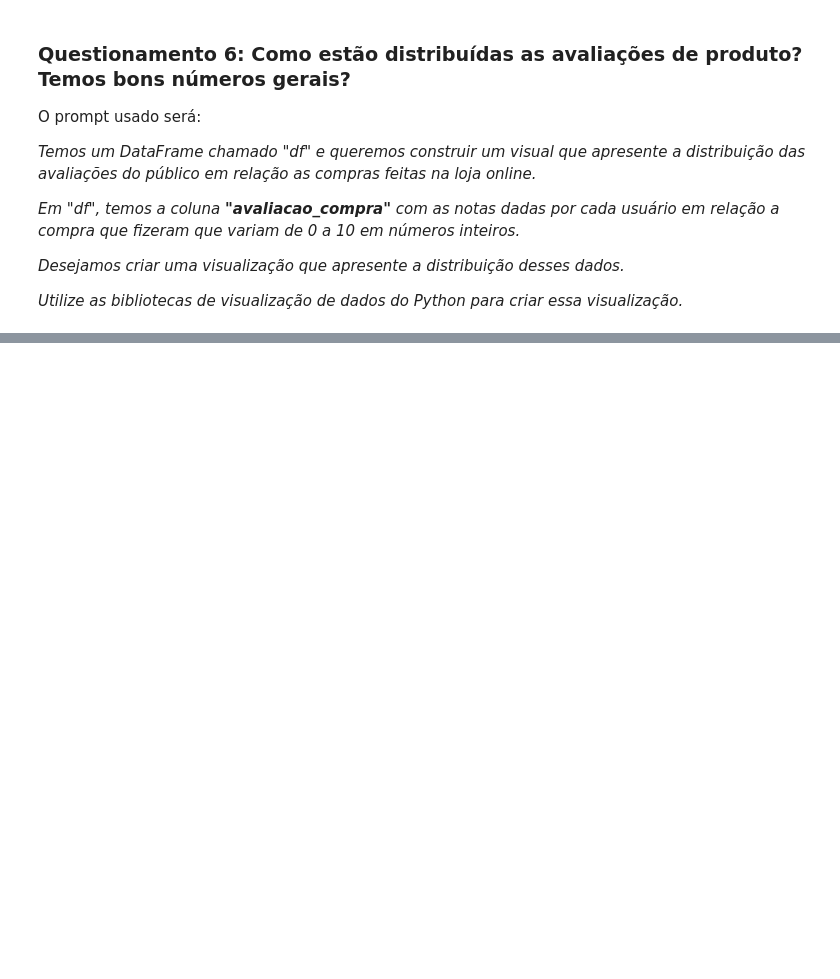
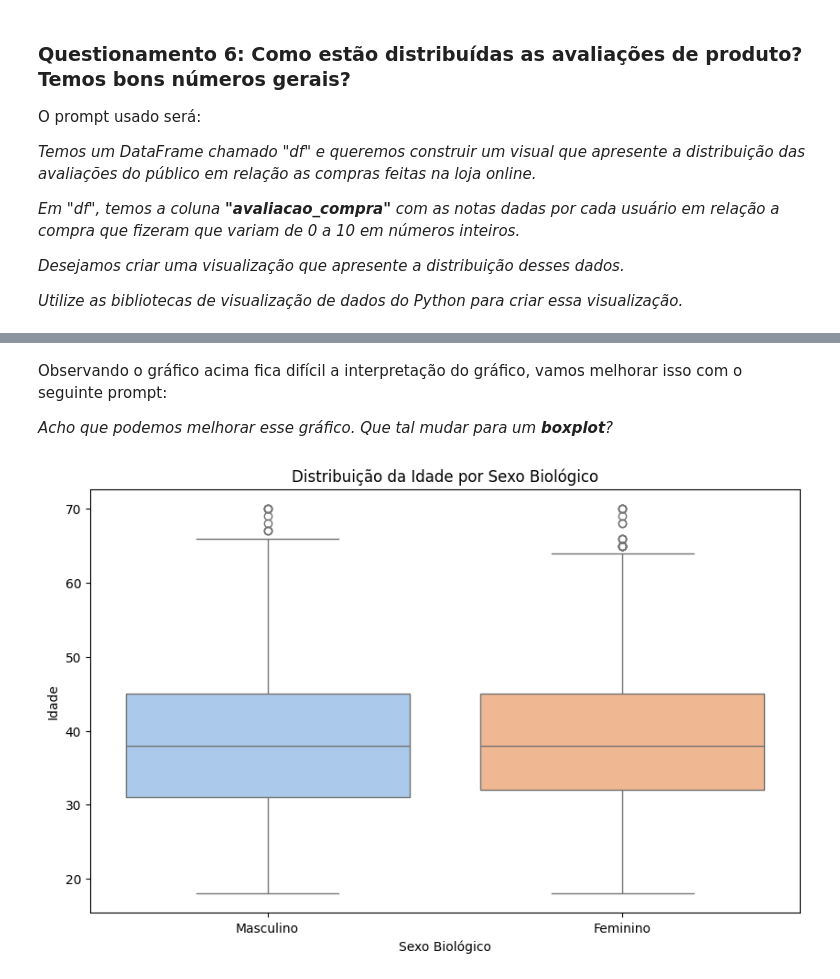
Before and after one commit to biellrodri/data-science-alura, a Jupyter notebook: formação-ETL/projeto-zoop-varejista/ecommerce.ipynb, the cells around one changed output, grey strips where cells are left out. Cells and saved outputs as stored; diff of their text form; code cells hidden in the pictures; blank space fills up the shorter version.

```diff
--- a/formação-ETL/projeto-zoop-varejista/ecommerce.ipynb
+++ b/formação-ETL/projeto-zoop-varejista/ecommerce.ipynb
@@ -579,0 +610,15 @@ plt.show()
+# %% [markdown]
+Observando o gráfico acima fica difícil a interpretação do gráfico, vamos melhorar isso com o seguinte prompt:
+
+*Acho que podemos melhorar esse gráfico. Que tal mudar para um **boxplot**?*
+# %%
+# Visualização em boxplot
+plt.figure(figsize=(10, 6))
+sns.boxplot(data=df, x='sexo_biologico', y='idade', hue='sexo_biologico', palette='pastel', legend=False)
+plt.title('Distribuição da Idade por Sexo Biológico')
+plt.xlabel('Sexo Biológico')
+plt.ylabel('Idade')
+
+plt.show()
+# %% [output]
+[figure, added]
```
Also changed, not shown: parts of 3 cells of this notebook.
